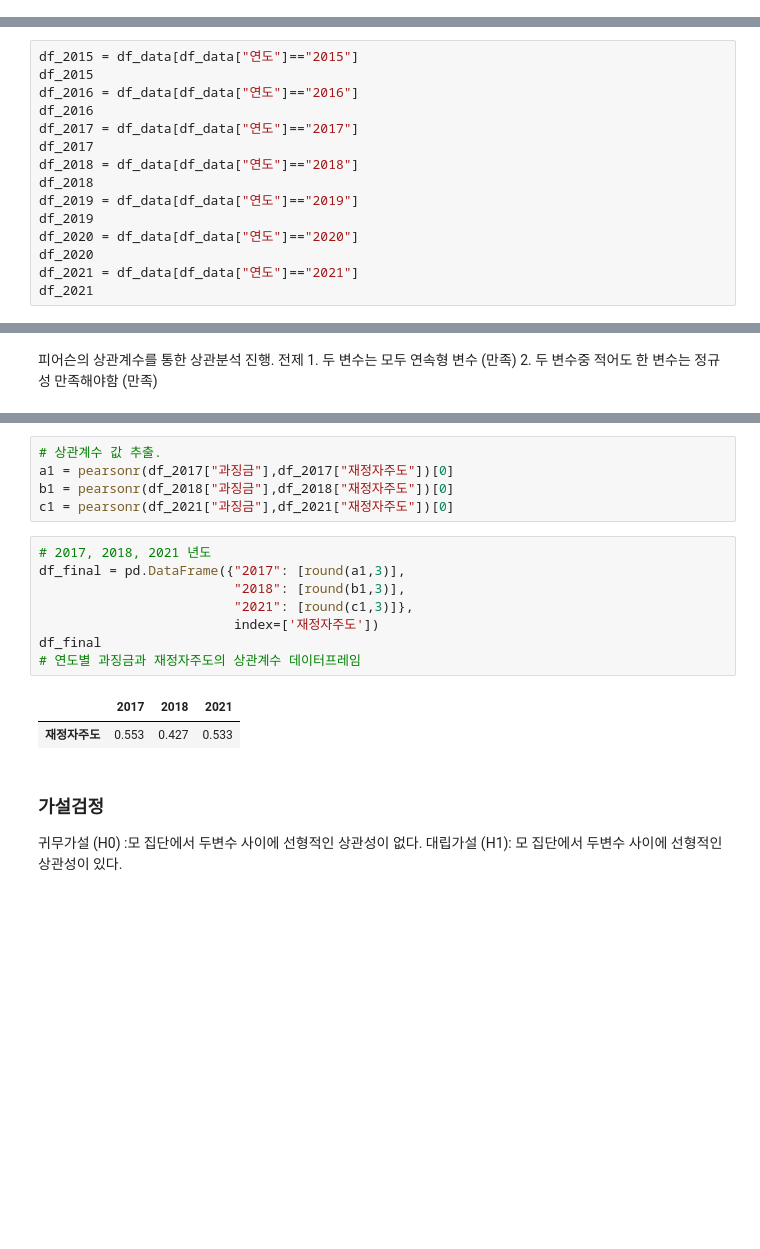
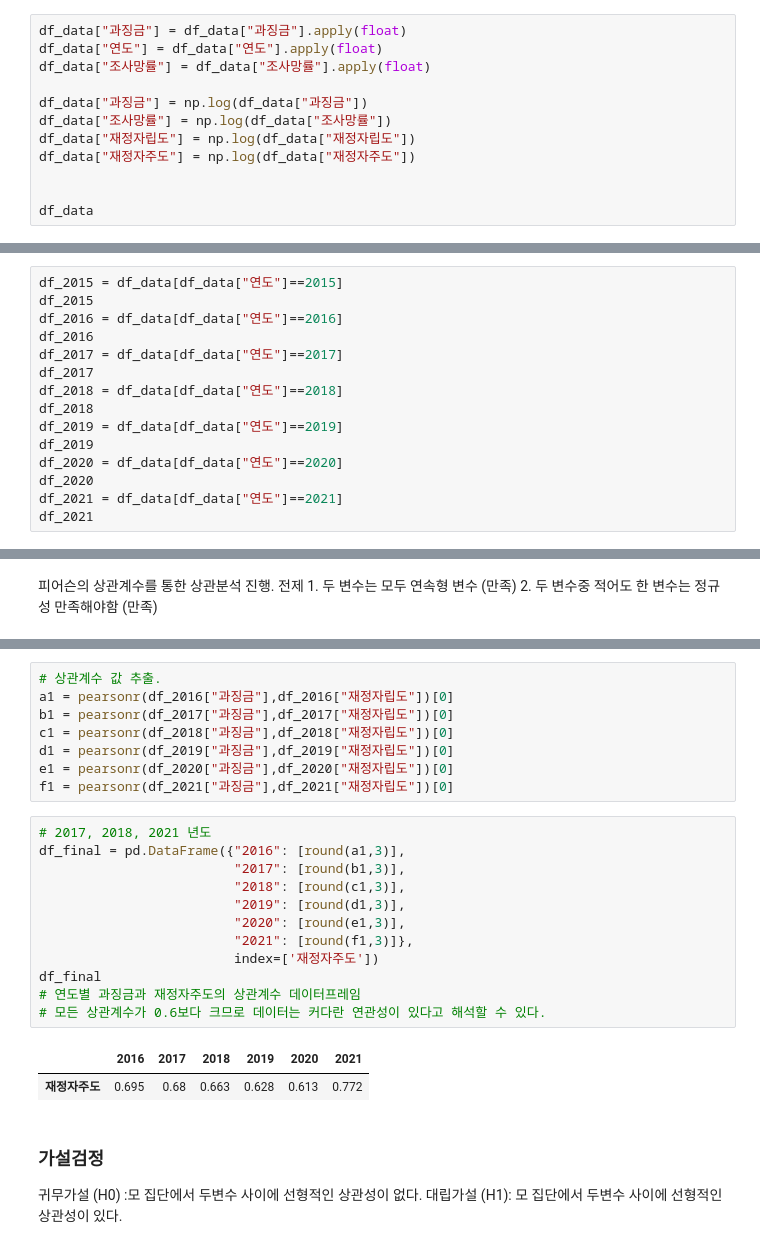
Before and after one commit to Gi-Woong/SDA-TeamProject, a Jupyter notebook: SDA_Term_Project.ipynb, the cells around one changed output, grey strips where cells are left out. Drawn from its saved outputs; the diff is of its cells as text; blank space fills up the shorter version.

```diff
--- a/SDA_Term_Project.ipynb
+++ b/SDA_Term_Project.ipynb
@@ -528,0 +514,12 @@ df_data
+# %%
+df_data["과징금"] = df_data["과징금"].apply(float)
+df_data["연도"] = df_data["연도"].apply(float)
+df_data["조사망률"] = df_data["조사망률"].apply(float)
+
+df_data["과징금"] = np.log(df_data["과징금"])
+df_data["조사망률"] = np.log(df_data["조사망률"])
+df_data["재정자립도"] = np.log(df_data["재정자립도"])
+df_data["재정자주도"] = np.log(df_data["재정자주도"])
+
+
+df_data
@@ -529,19 +540,19 @@ df_data
 # %% [markdown]
 ## 상관 분석 조건 확인
 # %%
-df_2015 = df_data[df_data["연도"]=="2015"]
+df_2015 = df_data[df_data["연도"]==2015]
 df_2015
-df_2016 = df_data[df_data["연도"]=="2016"]
+df_2016 = df_data[df_data["연도"]==2016]
 df_2016
-df_2017 = df_data[df_data["연도"]=="2017"]
+df_2017 = df_data[df_data["연도"]==2017]
 df_2017
-df_2018 = df_data[df_data["연도"]=="2018"]
+df_2018 = df_data[df_data["연도"]==2018]
 df_2018
-df_2019 = df_data[df_data["연도"]=="2019"]
+df_2019 = df_data[df_data["연도"]==2019]
 df_2019
-df_2020 = df_data[df_data["연도"]=="2020"]
+df_2020 = df_data[df_data["연도"]==2020]
 df_2020
-df_2021 = df_data[df_data["연도"]=="2021"]
+df_2021 = df_data[df_data["연도"]==2021]
 df_2021
 # %% [output]
 |  | 연도 | 자치구별 | 사망건수 | 조사망률 | 과징금 | 재정자립도 | 재정자주도 |
@@ -674,19 +730,26 @@ print(pearsonr(df_2021["과징금"],df_2021["재정자주도"])[1])
 # %%
 # 상관계수 값 추출.
-a1 = pearsonr(df_2017["과징금"],df_2017["재정자주도"])[0]
-b1 = pearsonr(df_2018["과징금"],df_2018["재정자주도"])[0]
-c1 = pearsonr(df_2021["과징금"],df_2021["재정자주도"])[0]
+a1 = pearsonr(df_2016["과징금"],df_2016["재정자립도"])[0]
+b1 = pearsonr(df_2017["과징금"],df_2017["재정자립도"])[0]
+c1 = pearsonr(df_2018["과징금"],df_2018["재정자립도"])[0]
+d1 = pearsonr(df_2019["과징금"],df_2019["재정자립도"])[0]
+e1 = pearsonr(df_2020["과징금"],df_2020["재정자립도"])[0]
+f1 = pearsonr(df_2021["과징금"],df_2021["재정자립도"])[0]
 # %%
 # 2017, 2018, 2021 년도
-df_final = pd.DataFrame({"2017": [round(a1,3)],
-                         "2018": [round(b1,3)],
-                         "2021": [round(c1,3)]},
+df_final = pd.DataFrame({"2016": [round(a1,3)],
+                         "2017": [round(b1,3)],
+                         "2018": [round(c1,3)],
+                         "2019": [round(d1,3)],
+                         "2020": [round(e1,3)],
+                         "2021": [round(f1,3)]},
                          index=['재정자주도'])
 df_final
 # 연도별 과징금과 재정자주도의 상관계수 데이터프레임
+# 모든 상관계수가 0.6보다 크므로 데이터는 커다란 연관성이 있다고 해석할 수 있다.
 # %% [output]
-|  | 2017 | 2018 | 2021 |
-| 재정자주도 | 0.553 | 0.427 | 0.533 |
+|  | 2016 | 2017 | 2018 | 2019 | 2020 | 2021 |
+| 재정자주도 | 0.695 | 0.68 | 0.663 | 0.628 | 0.613 | 0.772 |
 # %% [markdown]
 ### 가설검정
 귀무가설 (H0) :모 집단에서 두변수 사이에 선형적인 상관성이 없다.
```
Also changed, not shown: parts of 27 cells of this notebook.
